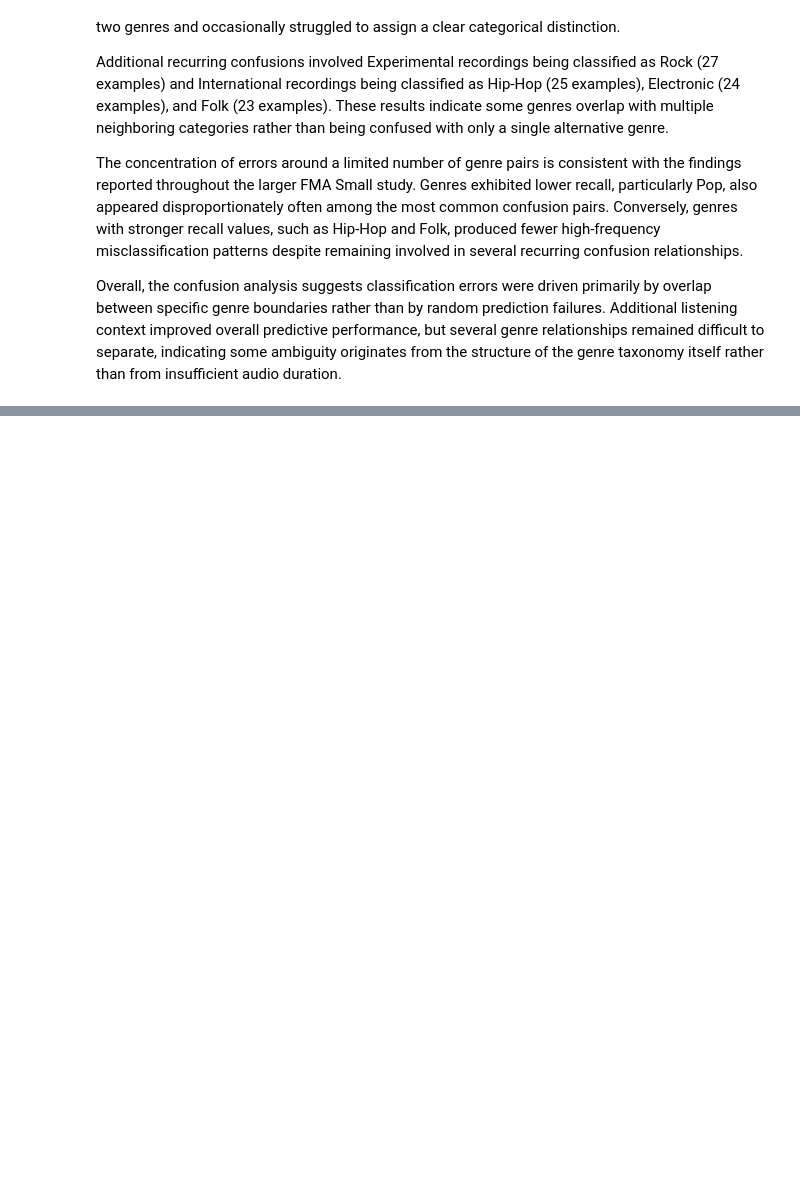
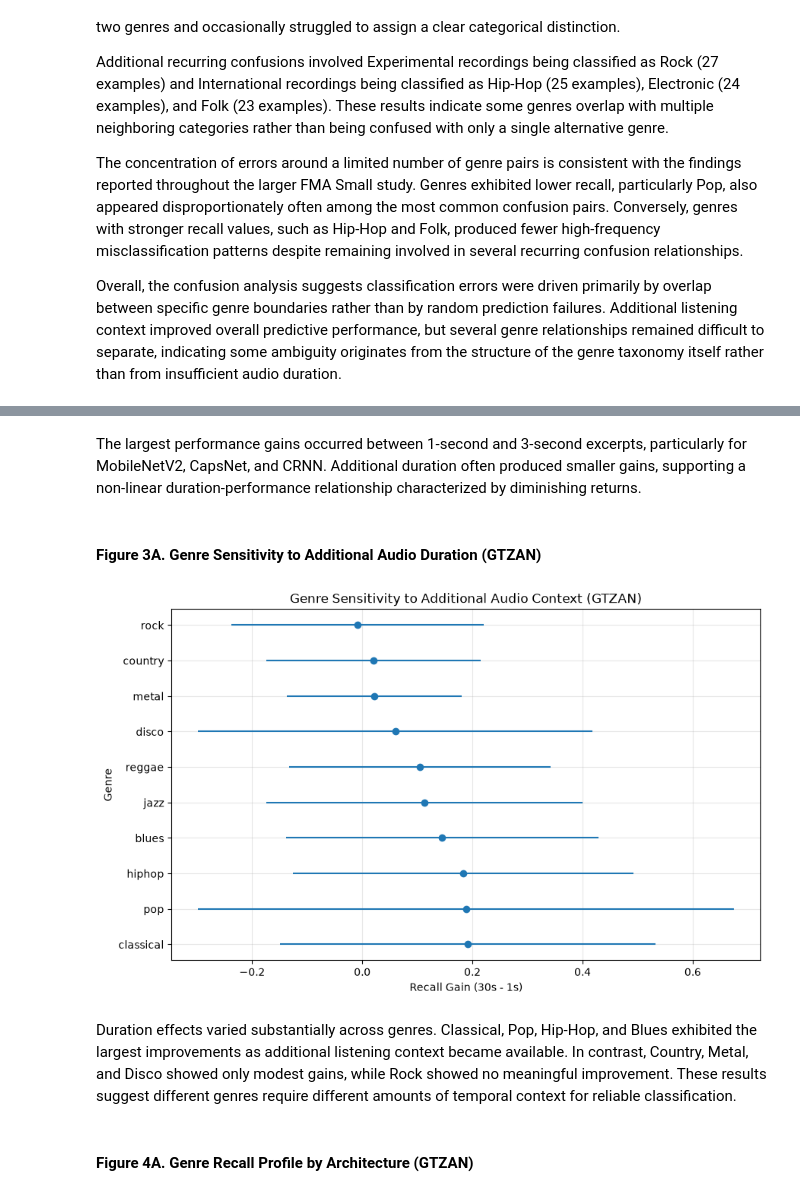
Before and after one commit to d-bruning/deep-learning-audio-classification, a Jupyter notebook: overview.ipynb, the cells around one changed output, grey strips where cells are left out. Saved outputs shown, nothing was run; the diff lists cells and outputs as text; code cells hidden in the pictures; blank space fills up the shorter version.

```diff
--- a/overview.ipynb
+++ b/overview.ipynb
@@ -1417,0 +1701,4 @@ https://github.com/d-bruning/deep-learning-audio-classification/blob/main/gtzan_
+# %% [markdown]
+The largest performance gains occurred between 1-second and 3-second excerpts, particularly for MobileNetV2, CapsNet, and CRNN. Additional duration often produced smaller gains, supporting a non-linear duration-performance relationship characterized by diminishing returns.
+# %% [markdown]
+#### Figure 3A. Genre Sensitivity to Additional Audio Duration (GTZAN)
@@ -1417,0 +1914,48 @@ https://github.com/d-bruning/deep-learning-audio-classification/blob/main/gtzan_
+# %%
+genre_plot = (
+    gtzan_duration_recall_gain_summary_df
+    .groupby("genre")
+    .agg(
+        gain=("mean_gain", "mean"),
+        lower=("lower_ci", "mean"),
+        upper=("upper_ci", "mean")
+    )
+    .reset_index()
+)
+
+genre_plot = genre_plot.sort_values(
+    "gain",
+    ascending=False
+)
+
+plt.figure(figsize=(10,6))
+
+plt.errorbar(
+    x=genre_plot["gain"],
+    y=genre_plot["genre"],
+    xerr=[
+        genre_plot["gain"] - genre_plot["lower"],
+        genre_plot["upper"] - genre_plot["gain"]
+    ],
+    fmt="o"
+)
+
+plt.xlabel(
+    "Recall Gain (30s - 1s)"
+)
+
+plt.ylabel("Genre")
+
+plt.title(
+    "Genre Sensitivity to Additional Audio Context (GTZAN)"
+)
+
+plt.grid(alpha=0.3)
+
+plt.show()
+# %% [output]
+[figure, added]
+# %% [markdown]
+Duration effects varied substantially across genres. Classical, Pop, Hip-Hop, and Blues exhibited the largest improvements as additional listening context became available. In contrast, Country, Metal, and Disco showed only modest gains, while Rock showed no meaningful improvement. These results suggest different genres require different amounts of temporal context for reliable classification.
+# %% [markdown]
+#### Figure 4A. Genre Recall Profile by Architecture (GTZAN)
```
Also changed, not shown: parts of 83 cells of this notebook, 1 other file.
